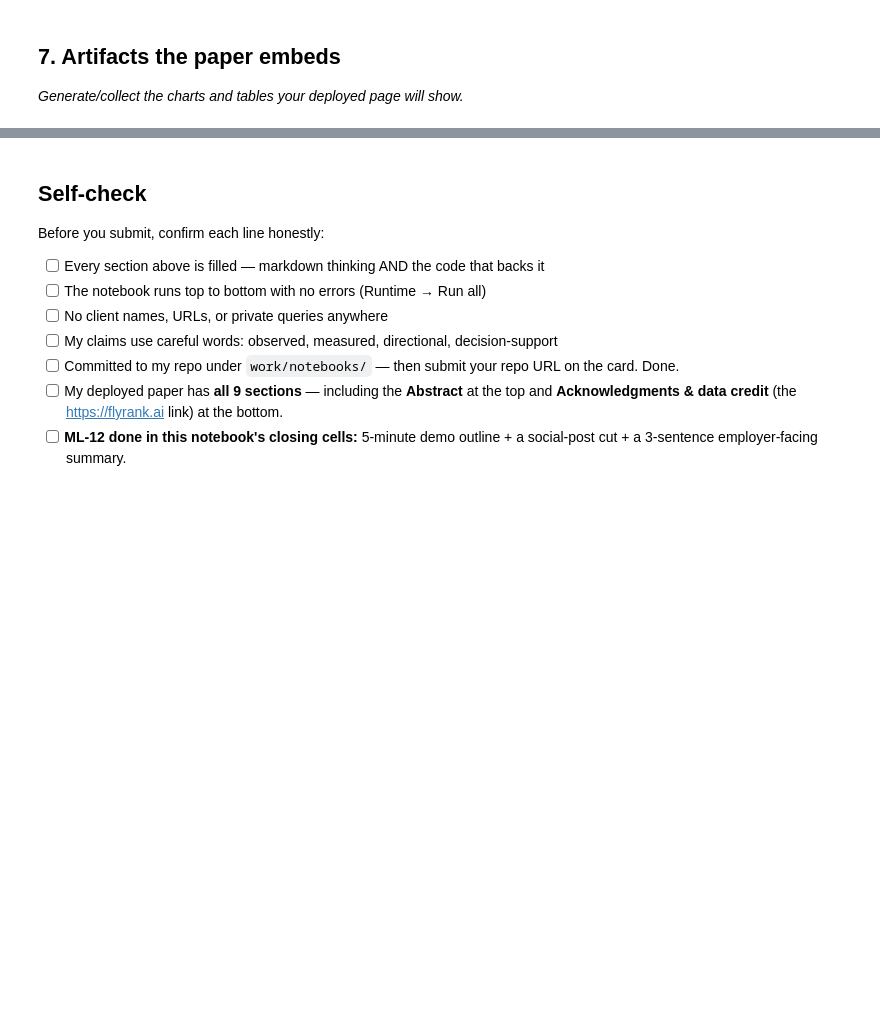
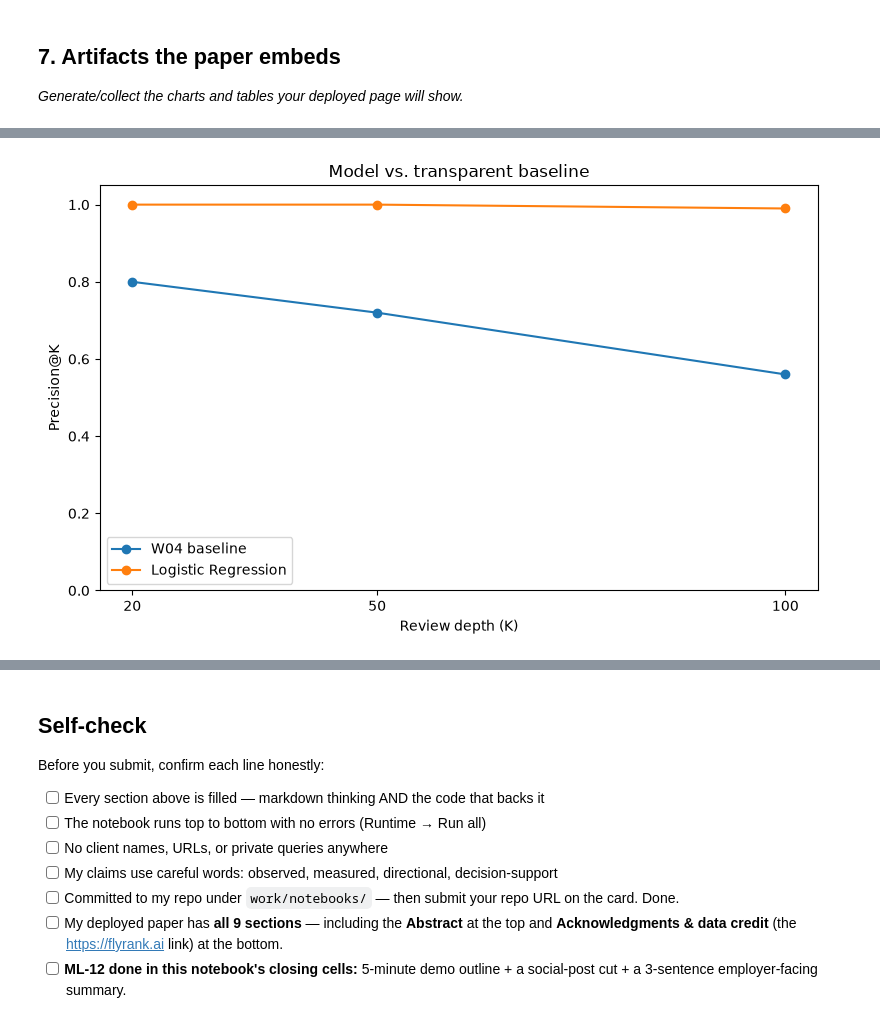
Before and after one commit to SaimAli0001/Flyrank-Internship-ml, a Jupyter notebook: work/notebooks/capstone.ipynb, the cells around one changed output, grey strips where cells are left out. Saved outputs shown, nothing was run; the diff lists cells and outputs as text; code cells hidden in the pictures; blank space fills up the shorter version.

Commit message:
Complete capstone analysis and modeling

```diff
--- a/work/notebooks/capstone.ipynb
+++ b/work/notebooks/capstone.ipynb
@@ -36,0 +754,38 @@ This skeleton is yours to fill. Work the sections **in order** — each one has
+# %%
+import matplotlib.pyplot as plt
+from pathlib import Path
+
+fig_dir = Path("../../work/figures")
+fig_dir.mkdir(parents=True, exist_ok=True)
+
+
+
+plt.figure(figsize=(8, 5))
+
+plt.plot(
+    results_grouped["K"],
+    results_grouped["W04_baseline"],
+    marker="o",
+    label="W04 baseline"
+)
+
+plt.plot(
+    results_grouped["K"],
+    results_grouped["Logistic_Regression"],
+    marker="o",
+    label="Logistic Regression"
+)
+
+plt.xlabel("Review depth (K)")
+plt.ylabel("Precision@K")
+plt.title("Model vs. transparent baseline")
+plt.xticks(results_grouped["K"])
+plt.ylim(0, 1.05)
+plt.legend()
+plt.tight_layout()
+
+fig1_path = fig_dir / "model_vs_baseline_precision.png"
+plt.savefig(fig1_path, dpi=180, bbox_inches="tight")
+plt.show()
+# %% [output]
+[figure, added]
```
Also changed, not shown: parts of 22 cells of this notebook.
